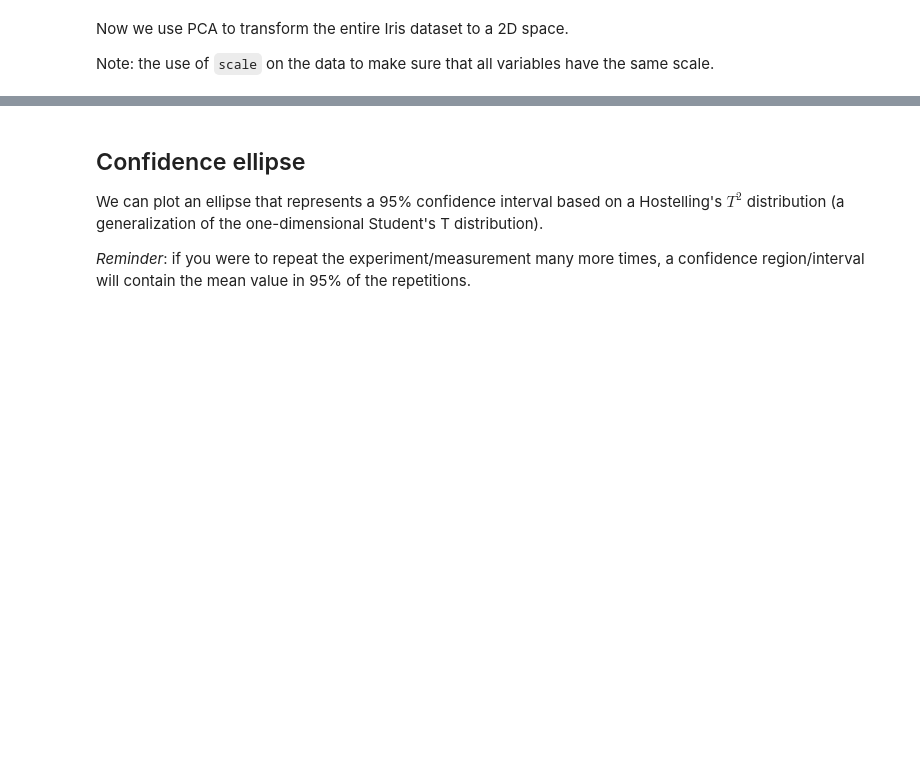
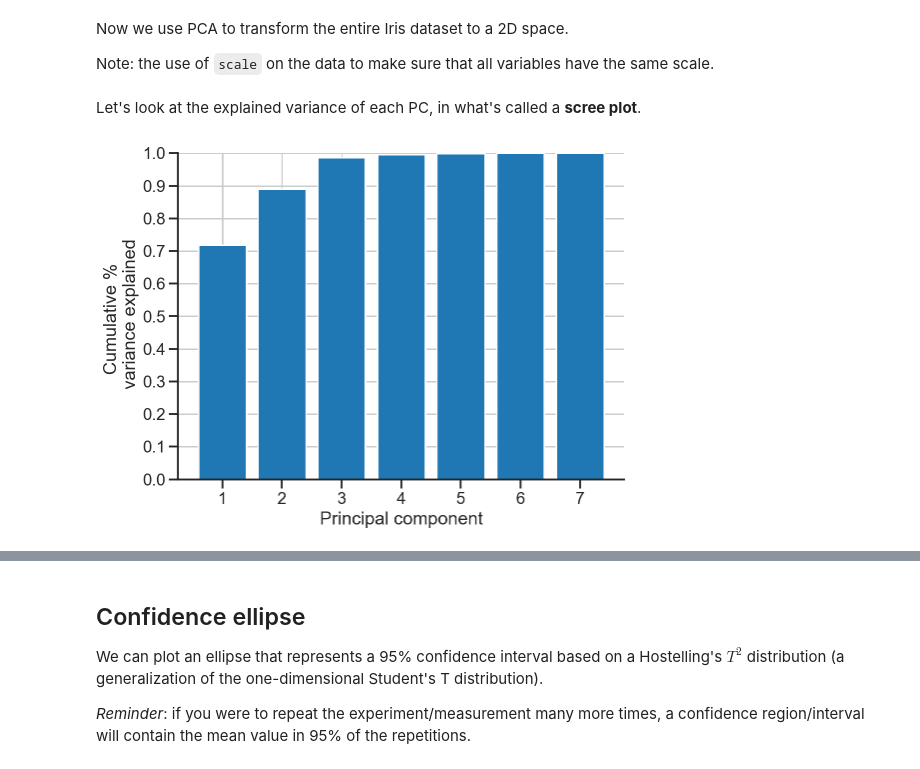
Before and after one commit to yoavram/DataSciPy, a Jupyter notebook: sessions/PCA.ipynb, the cells around one changed output, grey strips where cells are left out. Saved outputs shown, nothing was run; the diff lists cells and outputs as text; code cells hidden in the pictures; blank space fills up the shorter version.

```diff
--- a/sessions/PCA.ipynb
+++ b/sessions/PCA.ipynb
@@ -208,0 +214,16 @@ X_ = PCA(n_components=2).fit_transform(X)
+# %% [markdown]
+Let's look at the explained variance of each PC, in what's called a **scree plot**.
+# %%
+var = pca.explained_variance_ratio_
+cumvar = np.cumsum(var)
+
+plt.figure(figsize=(8, 6))
+plt.grid(True)
+plt.bar(range(1, n_features+1), cumvar)
+plt.xlabel('Principal component')
+plt.ylabel('Cumulative % \n variance explained')
+plt.ylim(0, 1)
+plt.yticks(np.linspace(0, 1, 11))
+sns.despine()
+# %% [output]
+[figure, added]
```
Also changed, not shown: parts of 7 cells of this notebook.
